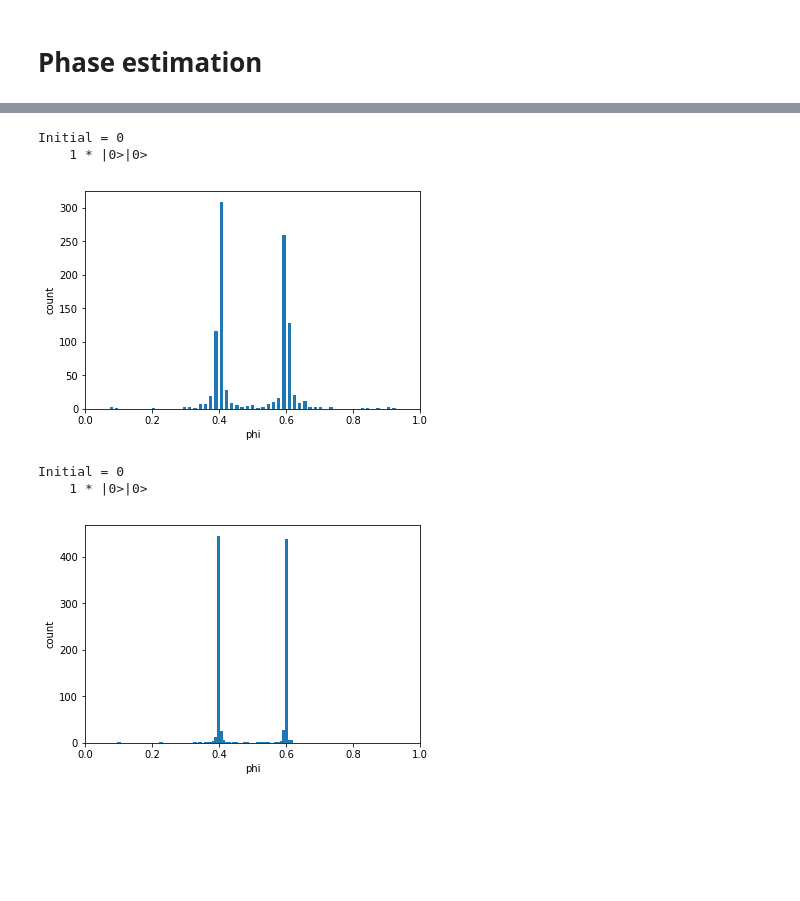
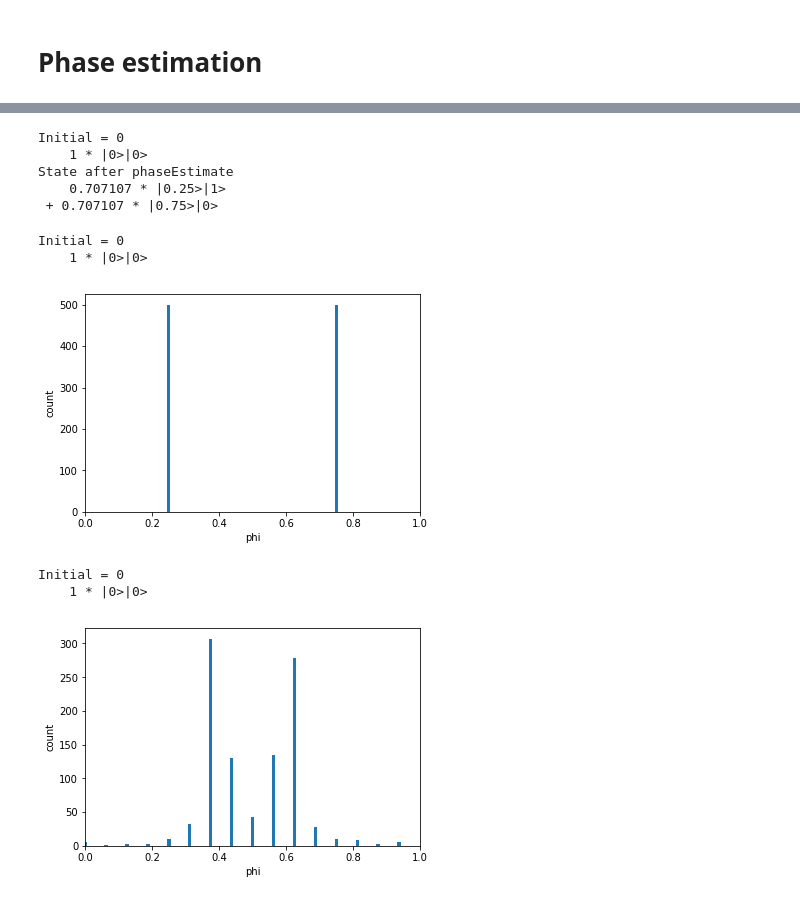
Before and after one commit to lehner/sqc, a Jupyter notebook: phase.ipynb, the cells around one changed output, grey strips where cells are left out. Saved outputs shown, nothing was run; the diff lists cells and outputs as text; code cells hidden in the pictures; blank space fills up the shorter version.

```diff
--- a/phase.ipynb
+++ b/phase.ipynb
@@ -18,15 +18,14 @@ def phaseEstimate(op,xbits,cuj):
 def CU(i,k,op,phi): # i is control qubit, k is power
     return op.Rz(0,2.*np.pi*phi*k).CNOT(i,0).Rz(0,-2.*np.pi*phi*k).CNOT(i,0)
 
-def measure(Nxbits,ph,Nmeasure):
+def measure(Nxbits,Nmeasure,cuj):
     Nbits=Nxbits+1
     xbits=list(range(1,Nbits))
 
     st0=sqc.state(Nbits,basis=["|%g>|%d>" % ( (i//2) / 2**Nxbits,i%2) for i in range(2**Nbits)])
     print("Initial = 0\n",st0)
 
-    st1=phaseEstimate(sqc.operator(Nbits).H(0),xbits,
-                    lambda i,k,op: CU(i,k,op,ph))*st0
+    st1=phaseEstimate(sqc.operator(Nbits).H(0),xbits,cuj)*st0
 
     if Nmeasure == 0:
         print("State after phaseEstimate\n",st1)
@@ -67,12 +40,20 @@ Initial = 0
-# %%
-measure(6,0.4,1000)
-# %% [output]
-Initial = 0
-    1 * |0>|0>
-[figure, removed]
-# %%
-measure(7,0.4,1000)
-# %% [output]
-Initial = 0
-    1 * |0>|0>
-[figure, removed]
+# %%
+measure(4,0,lambda i,k,op: CU(i,k,op,0.25))
+# %% [output]
+Initial = 0
+    1 * |0>|0>
+State after phaseEstimate
+    0.707107 * |0.25>|1>
+ + 0.707107 * |0.75>|0>
+# %%
+measure(4,1000,lambda i,k,op: CU(i,k,op,0.25))
+# %% [output]
+Initial = 0
+    1 * |0>|0>
+[figure, added]
+# %%
+measure(4,1000,lambda i,k,op: CU(i,k,op,0.4))
+# %% [output]
+Initial = 0
+    1 * |0>|0>
+[figure, added]
```
Also changed, not shown: parts of 12 cells of this notebook, 1 other file.
